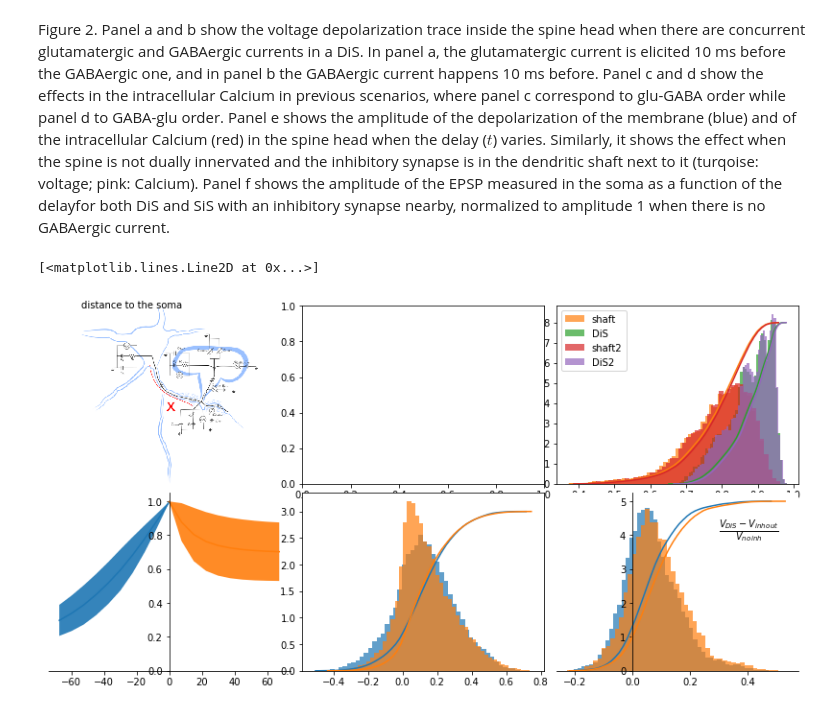
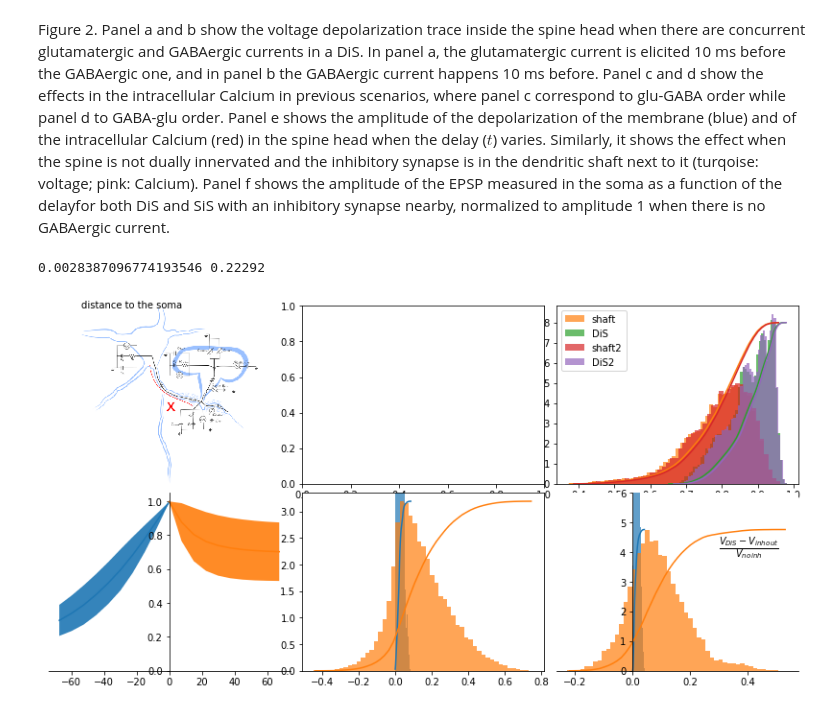
Before and after one commit to p-serna/SpineModel, a Jupyter notebook: Figures paper.ipynb, the cells around one changed output. Drawn from its saved outputs; the diff is of its cells as text; code cells hidden in the pictures.

```diff
--- a/Figures paper.ipynb
+++ b/Figures paper.ipynb
@@ -376,8 +340,10 @@ with open("gatinginfo_0.pickle","rb") as f:
     fapS,fapD,fap0,fapC = pickle.load(f)
 with open("gatinginfo_u.pickle","rb") as f:
     fapSu,fapDu,fap0u,fapCu = pickle.load(f)
-with open("gatinginfo_f_temp.pickle","rb") as f:
+with open("gatinginfo_f.pickle","rb") as f:
     fapSf,fapDf,fap0f,fapCf,fdatf = pickle.load(f)
+with open("gatinginfo_h_temp.pickle","rb") as f:
+    fapSh,fapDh,fap0h,fapCh,fdath = pickle.load(f)
 # %%
 im = Image.open('../distance.png')
 
@@ -446,43 +412,59 @@ ax2.plot(htx,hty*8,'C3')
 
 htx = ht[1]; htx = (htx[1:]+htx[:-1])*0.5
 hty = cumsum(ht[0])/sum(ht[0])
 ax2.plot(htx,hty*8,'C4')
 
 
-h2 = ax4.hist((fapDu[:,2]-fapDu[:,1])/fapDu[:,0],51,alpha=0.7,density=True)
+h2 = ax4.hist((fapDh[:,2]-fapDh[:,1])/fapDh[:,0],51,alpha=0.7,density=True)
 ht = ax4.hist((fapD[:,2]-fapD[:,1])/fapD[:,0],51,alpha=0.7,density=True)
 #h2 = ax4.hist((fapDu[:,2]-fapDu[:,1])/fapDu[:,0],51,alpha=0.7,density=True)
 ax4.text(0.3,4,'$\\frac{V_{DiS}-V_{inh\,out}}{V_{no\,inh}}$',fontsize=14)
-
+ax4.set_ylim(0,6)
 
 htx = h2[1]; htx = (htx[1:]+htx[:-1])*0.5
 hty = cumsum(h2[0])/sum(h2[0])
-ax4.plot(htx,hty*5,'C0')
-
+ax4.plot(htx,hty*max(ht[0]),'C0')
+p1 = hty[htx>0][0]
 htx = ht[1]; htx = (htx[1:]+htx[:-1])*0.5
 hty = cumsum(ht[0])/sum(ht[0])
-ax4.plot(htx,hty*5,'C1')
+ax4.plot(htx,hty*max(ht[0]),'C1')
+p2 = hty[htx>0][0]
+
+print(p1,p2)
 #ax4.set_yscale('log')
 #ax3.hist(fapC[:,1]/fapC[:,0],51,label='SiS',color = 'C1',density=True)
 #ax3.hist(fapC[:,2]/fapC[:,0],51,label='DiS',color = 'C2',density=True,alpha=0.7)
 #ax3.legend()
 ax4.spines['left'].set_position(('data',0.0))
 ax4.spines['top'].set_color('none')
 ax4.spines['right'].set_color('none')
 
-h2 = ax3.hist((fapCu[:,2]-fapCu[:,1])/fapCu[:,0],51,alpha=0.7,density=True)
+h2 = ax3.hist((fapCh[:,2]-fapCh[:,1])/fapCh[:,0],51,alpha=0.7,density=True)
 ht = ax3.hist((fapC[:,2]-fapC[:,1])/fapC[:,0],51,alpha=0.7,density=True)
 
 htx = h2[1]; htx = (htx[1:]+htx[:-1])*0.5
 hty = cumsum(h2[0])/sum(h2[0])
-ax3.plot(htx,hty*3,'C0')
+ax3.plot(htx,hty*max(ht[0]),'C0')
 
 htx = ht[1]; htx = (htx[1:]+htx[:-1])*0.5
 hty = cumsum(ht[0])/sum(ht[0])
-ax3.plot(htx,hty*3,'C1')
+ax3.plot(htx,hty*max(ht[0]),'C1')
+ax3.set_ylim(0,max(ht[0])*1.05)
+
+savefig('f3.png',dpi = 300)
+#h2 = ax3.hist((fapC[:,2])/fapC[:,0],51,alpha=0.7,density=True)
+#ht = ax3.hist((fapC[:,1])/fapC[:,0],51,alpha=0.7,density=True)
+#
+#htx = h2[1]; htx = (htx[1:]+htx[:-1])*0.5
+#hty = cumsum(h2[0])/sum(h2[0])
+#ax3.plot(htx,hty*3,'C0')
+#
+#htx = ht[1]; htx = (htx[1:]+htx[:-1])*0.5
+#hty = cumsum(ht[0])/sum(ht[0])
+#ax3.plot(htx,hty*3,'C1')
 # %% [output]
-[<matplotlib.lines.Line2D at 0x...>]
+0.0028387096774193546 0.22292
-[figure, old version]
+[figure, new version]
 # %%
 plot(fdatf[:,5]+fdatf[:,4],(fap0f[:,2]-fap0f[:,1])/fap0f[:,0],'.')
 figure()
```
Also changed, not shown: parts of 11 cells of this notebook, 4 other files.
